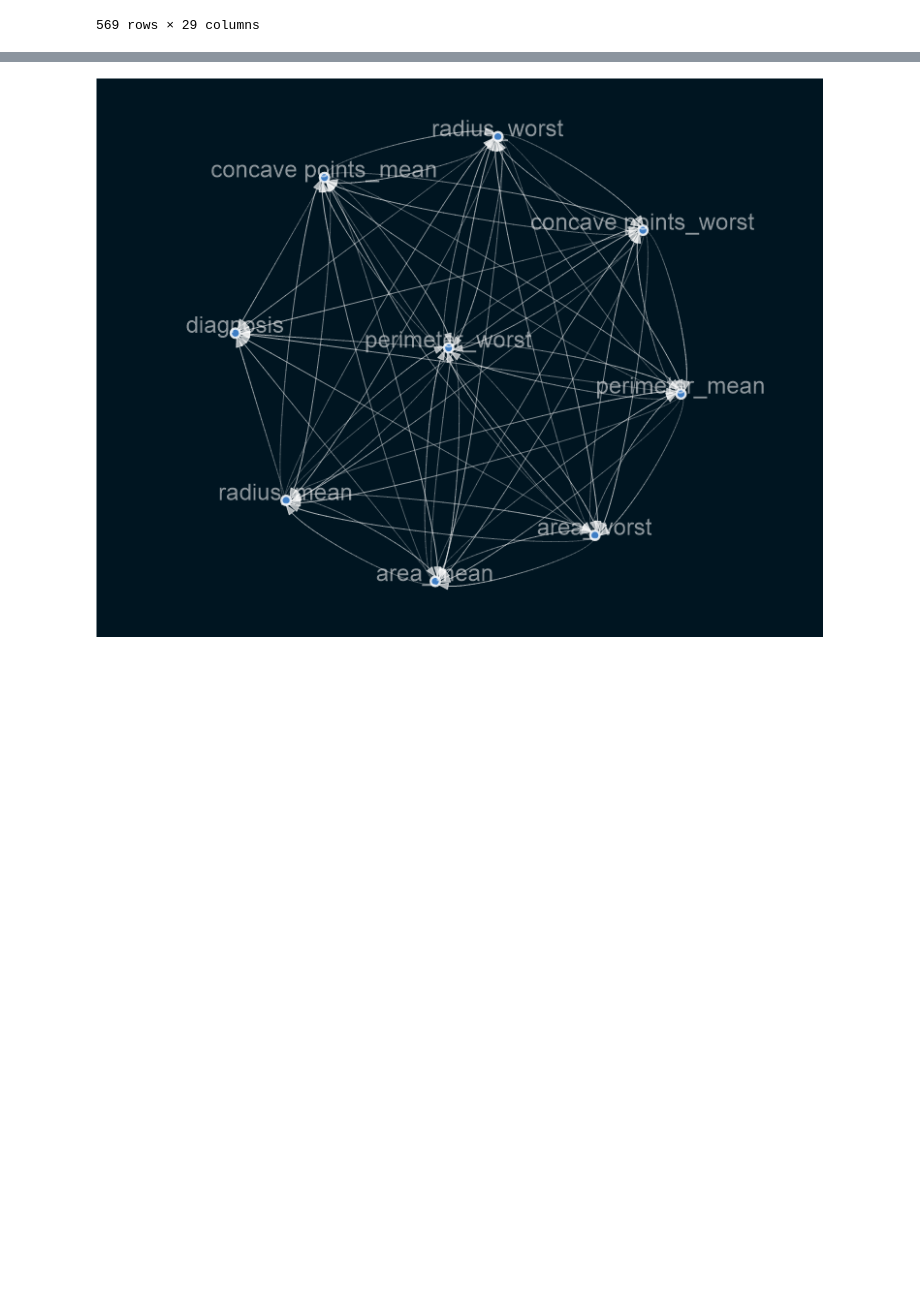
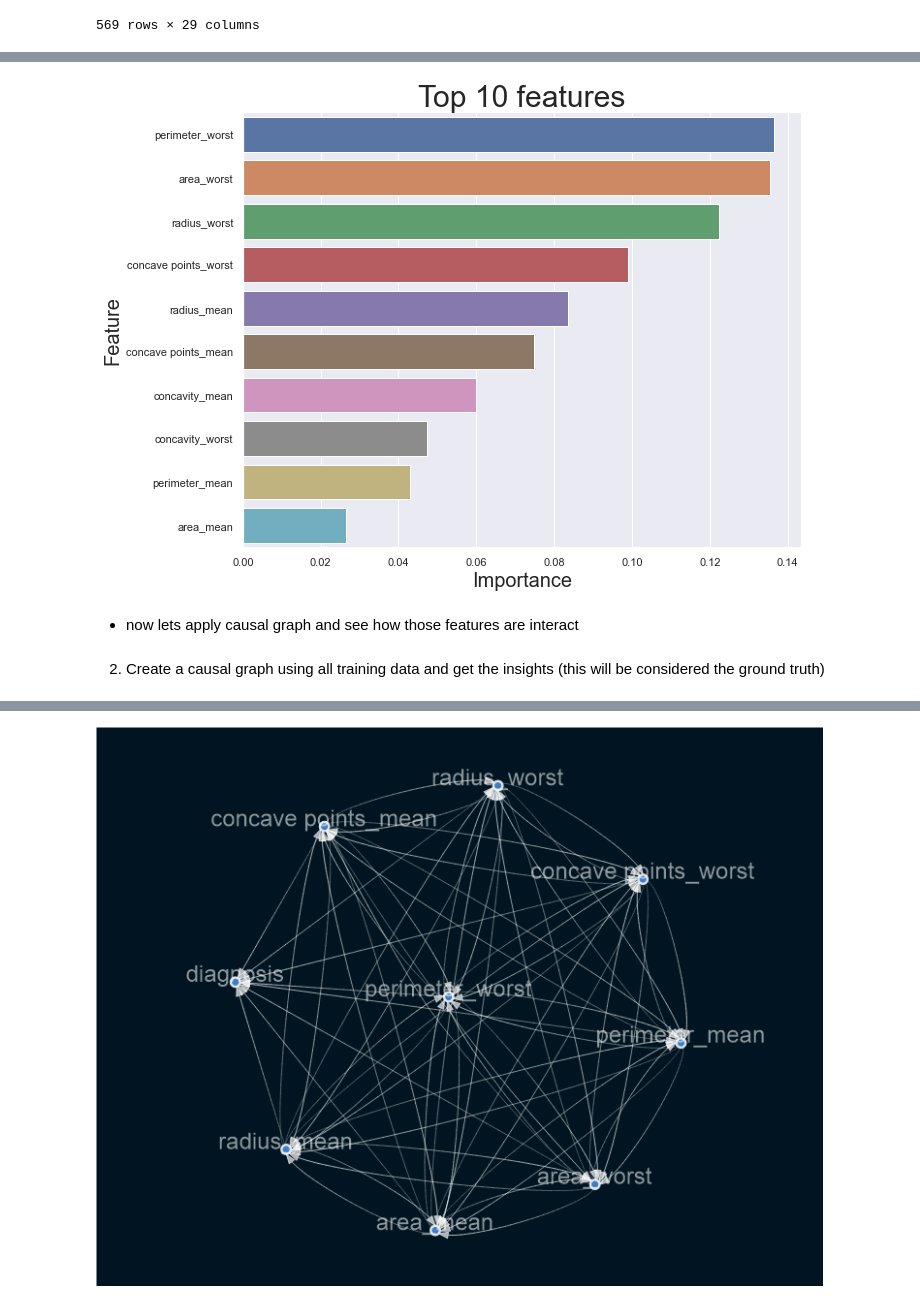
Before and after one commit to gezish/causal_inference_using_ml, a Jupyter notebook: notebooks/causal_graph.ipynb, the cells around one changed output, grey strips where cells are left out. Cells and saved outputs as stored; diff of their text form; code cells hidden in the pictures; blank space fills up the shorter version.

Commit message:
my causal graph ploting check point updates . .

```diff
--- a/notebooks/causal_graph.ipynb
+++ b/notebooks/causal_graph.ipynb
@@ -116,0 +130,4 @@ normal_data
+# %%
+classifier = RandomForestClassifier(n_estimators=100)
+# %%
+classifier.fit(X_train, y_train)
@@ -116,0 +144,9 @@ normal_data
+# %%
+importances = classifier.feature_importances_
+labels = X.columns
+feature_df = pd.DataFrame(list(zip(labels, importances)), columns=["feature", "importance"])
+feature_df = feature_df.sort_values(by='importance', ascending=False, )
+significant_features_df = feature_df.head(10)
+significant_features_df.shape
+print("We have the following important features")
+significant_features_df
@@ -117,2 +166,17 @@ normal_data
+# %%
+def plot_bar(df,title,save_as):
+    plt.figure(figsize=(10, 8))
+    ax = sns.barplot(x="importance", y="feature", data=df)
+    ax.set_xlabel('Importance', fontsize=20)
+    ax.set_ylabel('Feature', fontsize=20)
+    ax.set_title(title, fontsize=30)
+    plt.savefig('../plots/top 10 imortant features.png')
+    plt.show()
+# %%
+plot_bar(significant_features_df,'Top 10 features', 'top_10_features.jpg')
+# %% [output]
+[figure, added]
+# %% [markdown]
+- now lets apply causal graph and see how those features are interact
 # %%
 from causalnex.structure.notears import from_pandas
@@ -121,3 +184,5 @@ import visualizer as vs
+# %% [markdown]
+2. Create a causal graph using all training data and get the insights (this will be considered the ground truth)
 # %%
 %%time
 sm = from_pandas(normal_data.iloc[:, :9], tabu_parent_nodes=['diagnosis'],)
```
Also changed, not shown: parts of 38 cells of this notebook.
